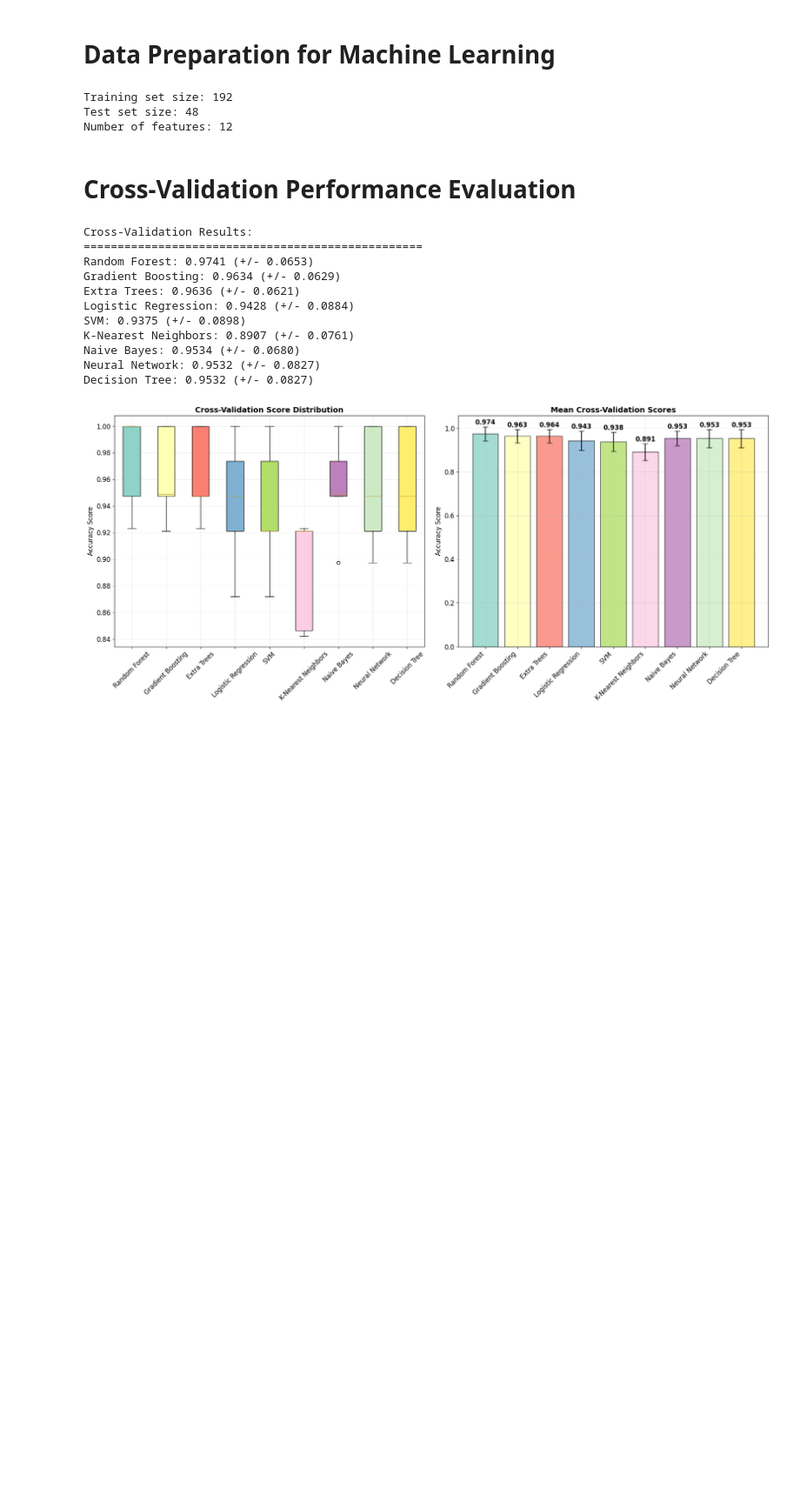
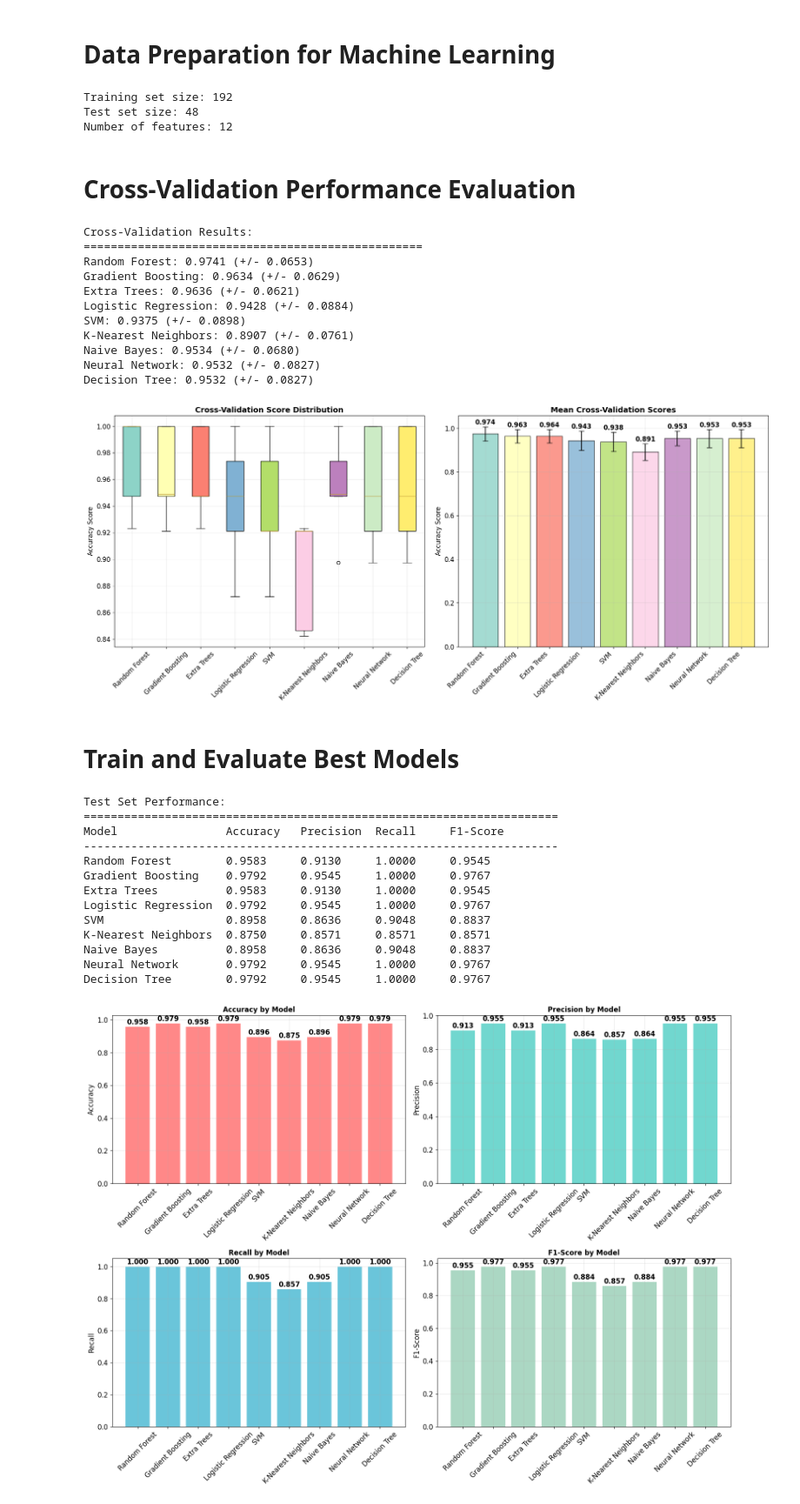
Before and after one commit to Hello-Kitty-1311/Wild-Fire, a Jupyter notebook: code.ipynb, the cells around one changed output. Shown at 87% size. Cells and saved outputs as stored; diff of their text form; code cells hidden in the pictures; blank space fills up the shorter version.

Commit message:
Train and Evaluate Best Models

```diff
--- a/code.ipynb
+++ b/code.ipynb
@@ -394,3 +394,73 @@ Naive Bayes: 0.9534 (+/- 0.0680)
 Neural Network: 0.9532 (+/- 0.0827)
 Decision Tree: 0.9532 (+/- 0.0827)
 [figure]
+# %% [markdown]
+# Train and Evaluate Best Models
+# %%
+test_results = {}
+
+for name, model in models.items():
+    model.fit(X_train_scaled, y_train)
+
+    y_pred = model.predict(X_test_scaled)
+    y_pred_proba = model.predict_proba(X_test_scaled)[:, 1] if hasattr(model, 'predict_proba') else None
+
+    test_results[name] = {
+        'accuracy': accuracy_score(y_test, y_pred),
+        'precision': precision_score(y_test, y_pred),
+        'recall': recall_score(y_test, y_pred),
+        'f1': f1_score(y_test, y_pred),
+        'predictions': y_pred,
+        'probabilities': y_pred_proba
+    }
+
+print("Test Set Performance:")
+print("="*70)
+print(f"{'Model':<20} {'Accuracy':<10} {'Precision':<10} {'Recall':<10} {'F1-Score':<10}")
+print("-" * 70)
+
+for name, results in test_results.items():
+    print(f"{name:<20} {results['accuracy']:<10.4f} {results['precision']:<10.4f} "
+          f"{results['recall']:<10.4f} {results['f1']:<10.4f}")
+
+metrics_df = pd.DataFrame({
+    'Model': list(test_results.keys()),
+    'Accuracy': [results['accuracy'] for results in test_results.values()],
+    'Precision': [results['precision'] for results in test_results.values()],
+    'Recall': [results['recall'] for results in test_results.values()],
+    'F1-Score': [results['f1'] for results in test_results.values()]
+})
+
+fig, axes = plt.subplots(2, 2, figsize=(16, 12))
+metrics = ['Accuracy', 'Precision', 'Recall', 'F1-Score']
+colors = ['#FF6B6B', '#4ECDC4', '#45B7D1', '#96CEB4']
+
+for i, metric in enumerate(metrics):
+    ax = axes[i//2, i%2]
+    bars = ax.bar(metrics_df['Model'], metrics_df[metric], color=colors[i], alpha=0.8)
+    ax.set_title(f'{metric} by Model', fontsize=12, fontweight='bold')
+    ax.set_ylabel(metric)
+    ax.tick_params(axis='x', rotation=45)
+    ax.grid(True, alpha=0.3)
+    for bar in bars:
+        height = bar.get_height()
+        ax.text(bar.get_x() + bar.get_width()/2., height + 0.005,
+               f'{height:.3f}', ha='center', va='bottom', fontweight='bold')
+
+plt.tight_layout()
+plt.show()
+# %% [output]
+Test Set Performance:
+======================================================================
+Model                Accuracy   Precision  Recall     F1-Score
+----------------------------------------------------------------------
+Random Forest        0.9583     0.9130     1.0000     0.9545
+Gradient Boosting    0.9792     0.9545     1.0000     0.9767
+Extra Trees          0.9583     0.9130     1.0000     0.9545
+Logistic Regression  0.9792     0.9545     1.0000     0.9767
+SVM                  0.8958     0.8636     0.9048     0.8837
+K-Nearest Neighbors  0.8750     0.8571     0.8571     0.8571
+Naive Bayes          0.8958     0.8636     0.9048     0.8837
+Neural Network       0.9792     0.9545     1.0000     0.9767
+Decision Tree        0.9792     0.9545     1.0000     0.9767
+[figure, added]
```
